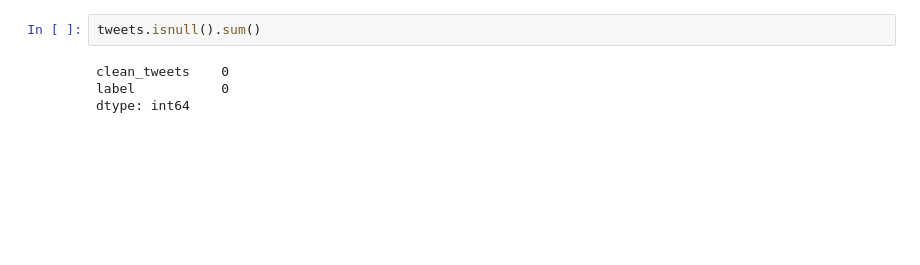
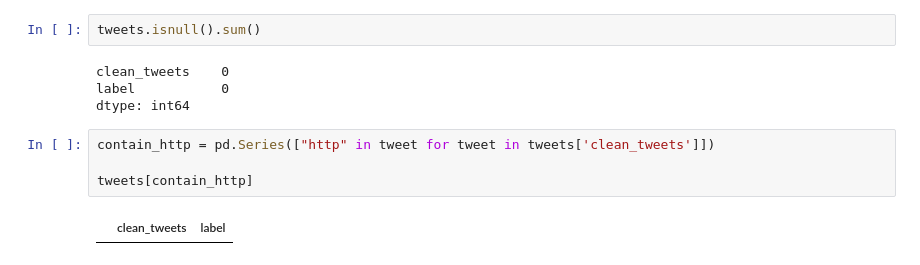
Before and after one commit to JoacoSoulez/Smart-Detector-of-Depressive-Disorder, a Jupyter notebook: notebooks/leoasad_notebook.ipynb, the cells around one changed output. Saved outputs shown, nothing was run; the diff lists cells and outputs as text; blank space fills up the shorter version.

```diff
--- a/notebooks/leoasad_notebook.ipynb
+++ b/notebooks/leoasad_notebook.ipynb
@@ -417,3 +404,9 @@ tweets.isnull().sum()
 clean_tweets    0
 label           0
 dtype: int64
+# %%
+contain_http = pd.Series(["http" in tweet for tweet in tweets['clean_tweets']])
+
+tweets[contain_http]
+# %% [output]
+|  | clean_tweets | label |
```
Also changed, not shown: parts of 18 cells of this notebook.
